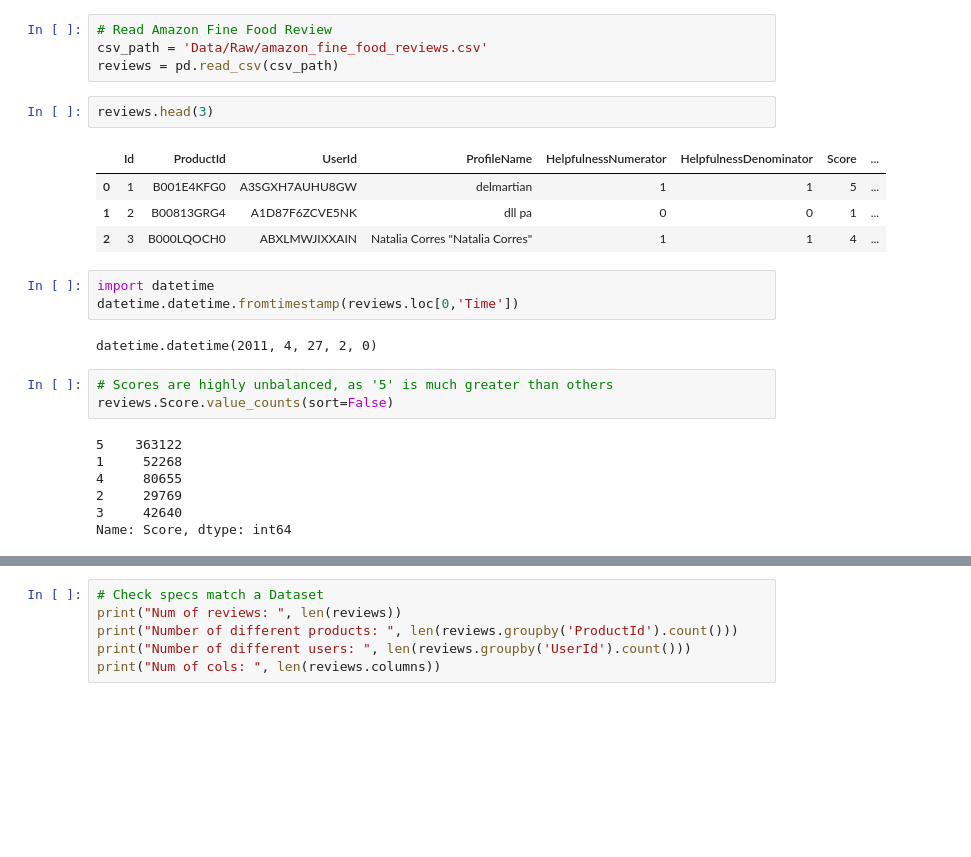
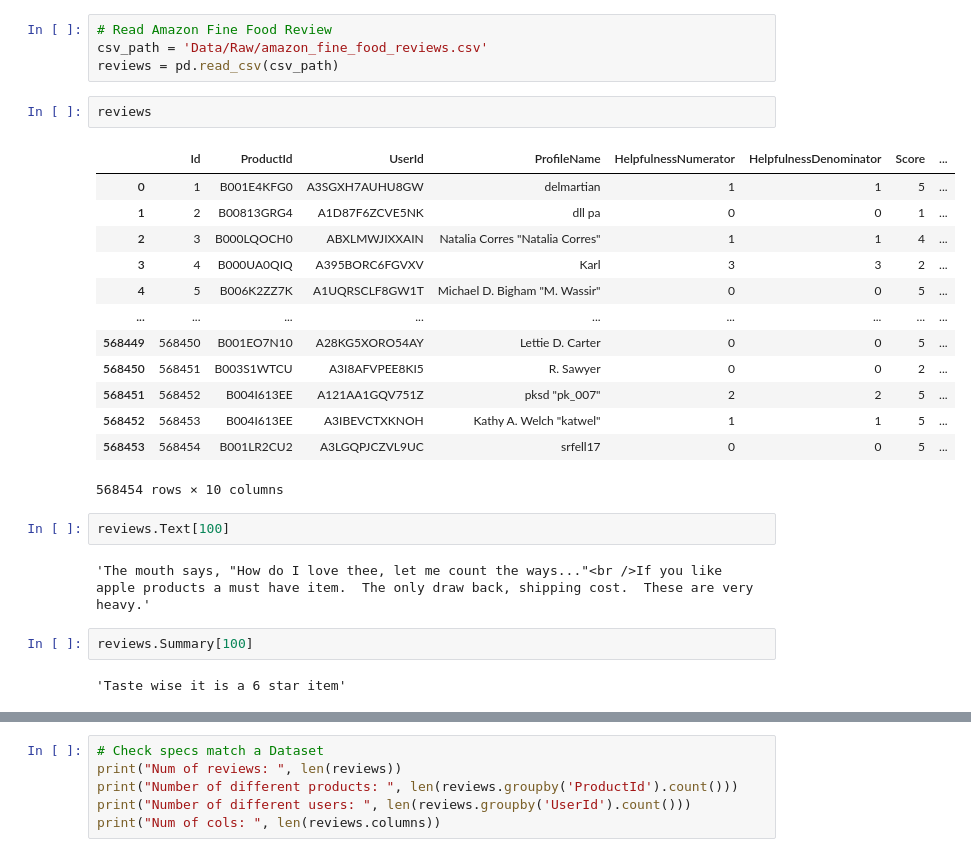
Before and after one commit to jordiburg/capstoneproj, a Jupyter notebook: clean_eda_data.ipynb, the cells around one changed output, grey strips where cells are left out. Drawn from its saved outputs; the diff is of its cells as text; blank space fills up the shorter version.

```diff
--- a/clean_eda_data.ipynb
+++ b/clean_eda_data.ipynb
@@ -22,24 +22,26 @@ from matplotlib import pyplot as plt
 csv_path = 'Data/Raw/amazon_fine_food_reviews.csv'
 reviews = pd.read_csv(csv_path)
 # %%
-reviews.head(3)
+reviews
 # %% [output]
 |  | Id | ProductId | UserId | ProfileName | HelpfulnessNumerator | HelpfulnessDenominator | Score | ... |
 | 0 | 1 | B001E4KFG0 | A3SGXH7AUHU8GW | delmartian | 1 | 1 | 5 | ... |
 | 1 | 2 | B00813GRG4 | A1D87F6ZCVE5NK | dll pa | 0 | 0 | 1 | ... |
 | 2 | 3 | B000LQOCH0 | ABXLMWJIXXAIN | Natalia Corres "Natalia Corres" | 1 | 1 | 4 | ... |
+| 3 | 4 | B000UA0QIQ | A395BORC6FGVXV | Karl | 3 | 3 | 2 | ... |
+| 4 | 5 | B006K2ZZ7K | A1UQRSCLF8GW1T | Michael D. Bigham "M. Wassir" | 0 | 0 | 5 | ... |
+| ... | ... | ... | ... | ... | ... | ... | ... | ... |
+| 568449 | 568450 | B001EO7N10 | A28KG5XORO54AY | Lettie D. Carter | 0 | 0 | 5 | ... |
+| 568450 | 568451 | B003S1WTCU | A3I8AFVPEE8KI5 | R. Sawyer | 0 | 0 | 2 | ... |
+| 568451 | 568452 | B004I613EE | A121AA1GQV751Z | pksd "pk_007" | 2 | 2 | 5 | ... |
+| 568452 | 568453 | B004I613EE | A3IBEVCTXKNOH | Kathy A. Welch "katwel" | 1 | 1 | 5 | ... |
+| 568453 | 568454 | B001LR2CU2 | A3LGQPJCZVL9UC | srfell17 | 0 | 0 | 5 | ... |
+568454 rows × 10 columns
-# %%
-import datetime
-datetime.datetime.fromtimestamp(reviews.loc[0,'Time'])
-# %% [output]
-datetime.datetime(2011, 4, 27, 2, 0)
-# %%
-# Scores are highly unbalanced, as '5' is much greater than others
-reviews.Score.value_counts(sort=False)
-# %% [output]
-5    363122
-1     52268
-4     80655
-2     29769
-3     42640
-Name: Score, dtype: int64
+# %%
+reviews.Text[100]
+# %% [output]
+'The mouth says, "How do I love thee, let me count the ways..."<br />If you like apple products a must have item.  The only draw back, shipping cost.  These are very heavy.'
+# %%
+reviews.Summary[100]
+# %% [output]
+'Taste wise it is a 6 star item'
```
Also changed, not shown: parts of 61 cells of this notebook.
